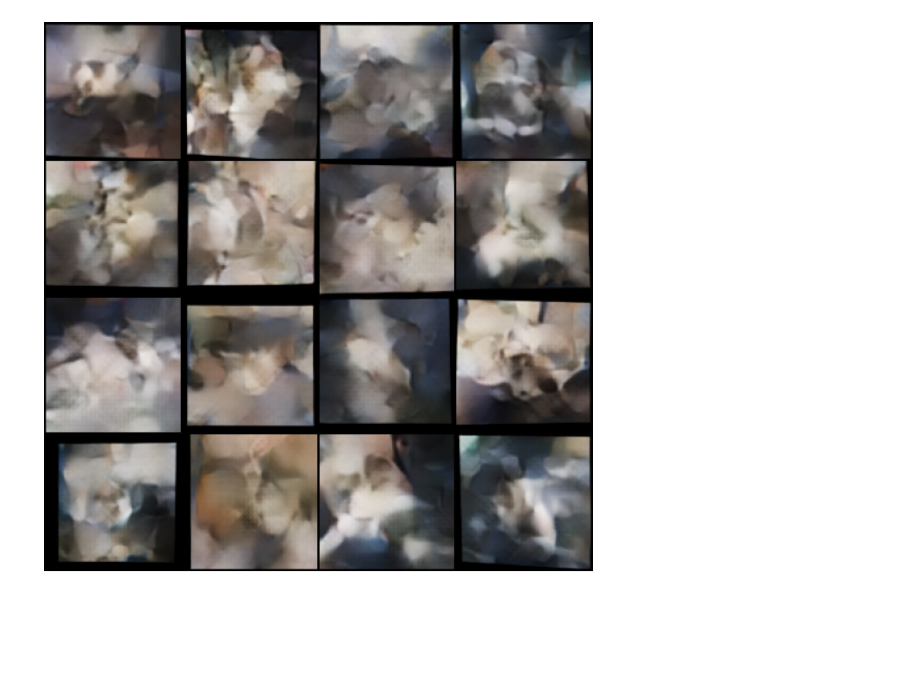
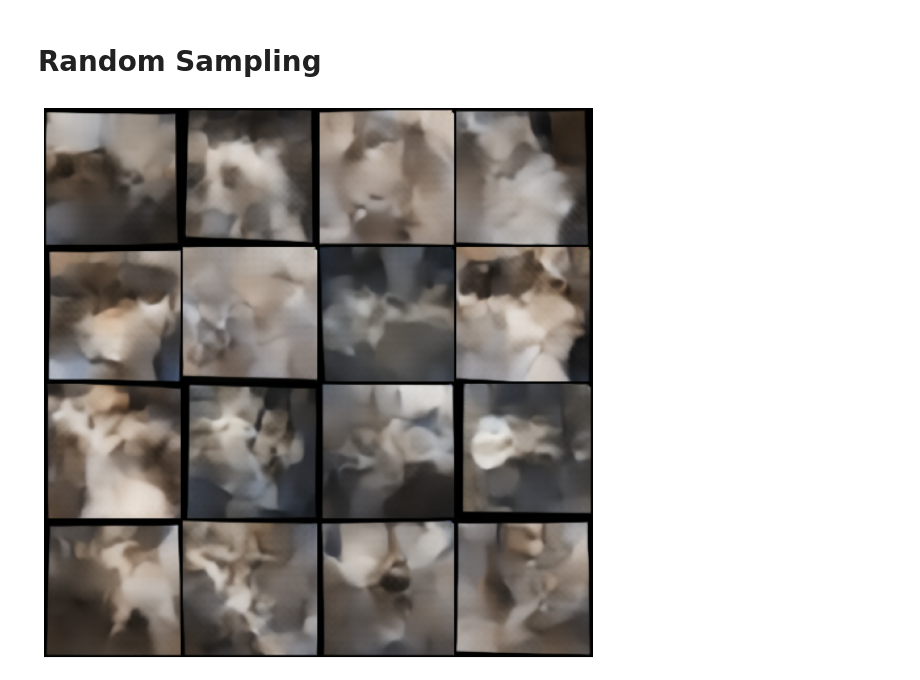
Before and after one commit to yuvalgos/FakeShmoot, a Jupyter notebook: SampleAndVisualize.ipynb, the cells around one changed output. Saved outputs shown, nothing was run; the diff lists cells and outputs as text; code cells hidden in the pictures; blank space fills up the shorter version.

```diff
--- a/SampleAndVisualize.ipynb
+++ b/SampleAndVisualize.ipynb
@@ -10,5 +7,15 @@ model.requires_grad = False
+# %%
+model = torch.load('checkpoints/128final/long_run_beta4_5blocks_9000.pt')
+setattr(model.decoder, 'first_fmap_size', 128//8)  # a small fix that is required after changing the model
+
+model.requires_grad = False
+model = model.eval()
+
+latent_size = 128
+# %% [markdown]
+# Random Sampling
 # %%
-samples = model.sample(64)
-visualize_batch(samples[:16])
+samples = model.sample(16)
+visualize_batch(samples)
 # %% [output]
-[figure, old version]
+[figure, new version]
```
Also changed, not shown: parts of 13 cells of this notebook, 5 other files.
